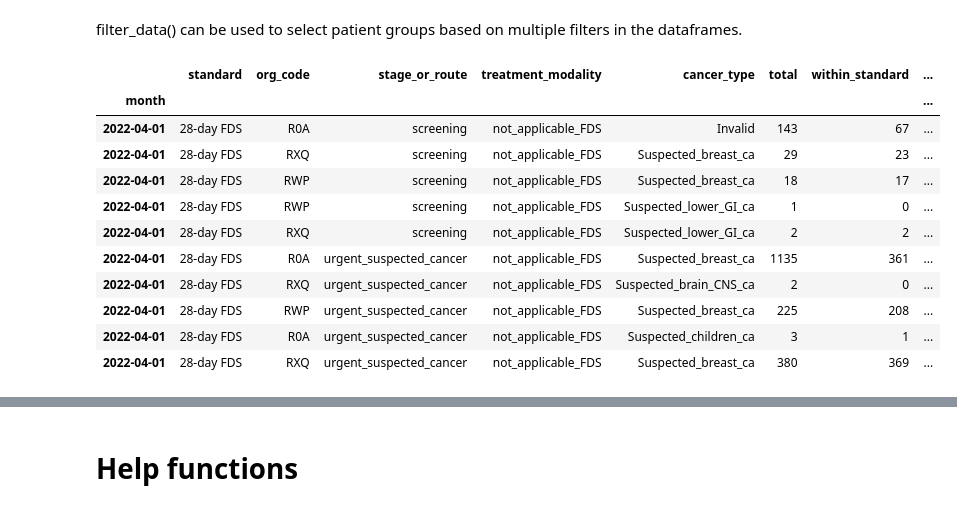
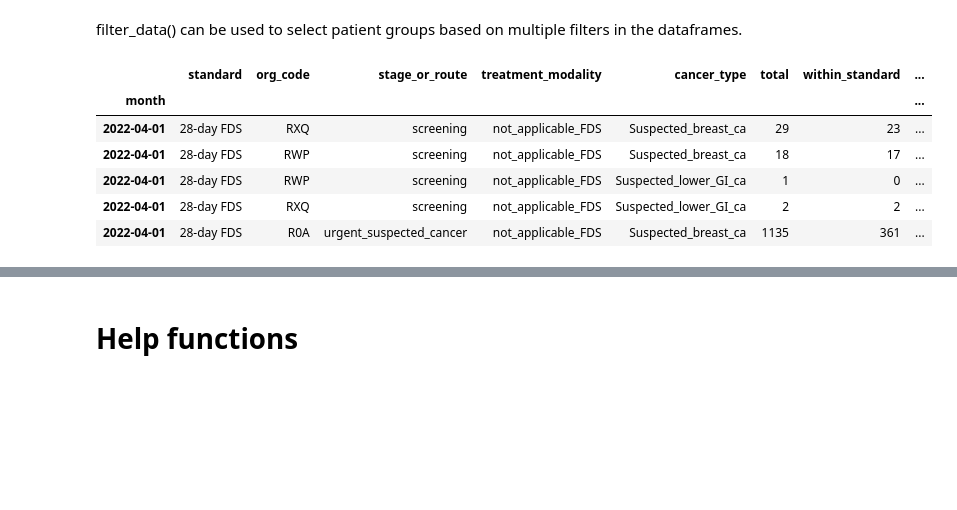
Before and after one commit to ploginovic/hpdm139_A2, a Jupyter notebook: user_guide.ipynb, the cells around one changed output, grey strips where cells are left out. Cells and saved outputs as stored; diff of their text form; code cells hidden in the pictures; blank space fills up the shorter version.

```diff
--- a/user_guide.ipynb
+++ b/user_guide.ipynb
@@ -172,22 +155,19 @@ dfs_nat_fds_april_may.head()
 # %% [markdown]
 filter_data() can be used to select patient groups based on multiple filters in the dataframes.
 # %%
-filters = { 'stage_or_route': ['urgent_suspected_cancer', 'screening'],
+filters = {'stage_or_route': ['urgent_suspected_cancer', 'screening'],
            'standard': 'FDS',
-          'org': ['RWP', 'RXQ','R0A'],
+           'org': ['RWP', 'RXQ','R0A'],
+           'cancer_type': ['Suspected_breast_ca', 'Suspected_lower_GI_ca']
           }
+
 df_provider_filter = filter_data(df_provider, filters)
-df_provider_filter.head(10)
+df_provider_filter.head(5)
 # %% [output]
 |  | standard | org_code | stage_or_route | treatment_modality | cancer_type | total | within_standard | ... |
 | month |  |  |  |  |  |  |  | ... |
-| 2022-04-01 | 28-day FDS | R0A | screening | not_applicable_FDS | Invalid | 143 | 67 | ... |
 | 2022-04-01 | 28-day FDS | RXQ | screening | not_applicable_FDS | Suspected_breast_ca | 29 | 23 | ... |
 | 2022-04-01 | 28-day FDS | RWP | screening | not_applicable_FDS | Suspected_breast_ca | 18 | 17 | ... |
 | 2022-04-01 | 28-day FDS | RWP | screening | not_applicable_FDS | Suspected_lower_GI_ca | 1 | 0 | ... |
 | 2022-04-01 | 28-day FDS | RXQ | screening | not_applicable_FDS | Suspected_lower_GI_ca | 2 | 2 | ... |
 | 2022-04-01 | 28-day FDS | R0A | urgent_suspected_cancer | not_applicable_FDS | Suspected_breast_ca | 1135 | 361 | ... |
-| 2022-04-01 | 28-day FDS | RXQ | urgent_suspected_cancer | not_applicable_FDS | Suspected_brain_CNS_ca | 2 | 0 | ... |
-| 2022-04-01 | 28-day FDS | RWP | urgent_suspected_cancer | not_applicable_FDS | Suspected_breast_ca | 225 | 208 | ... |
-| 2022-04-01 | 28-day FDS | R0A | urgent_suspected_cancer | not_applicable_FDS | Suspected_children_ca | 3 | 1 | ... |
-| 2022-04-01 | 28-day FDS | RXQ | urgent_suspected_cancer | not_applicable_FDS | Suspected_breast_ca | 380 | 369 | ... |
```
Also changed, not shown: parts of 17 cells of this notebook, 1 other file.
